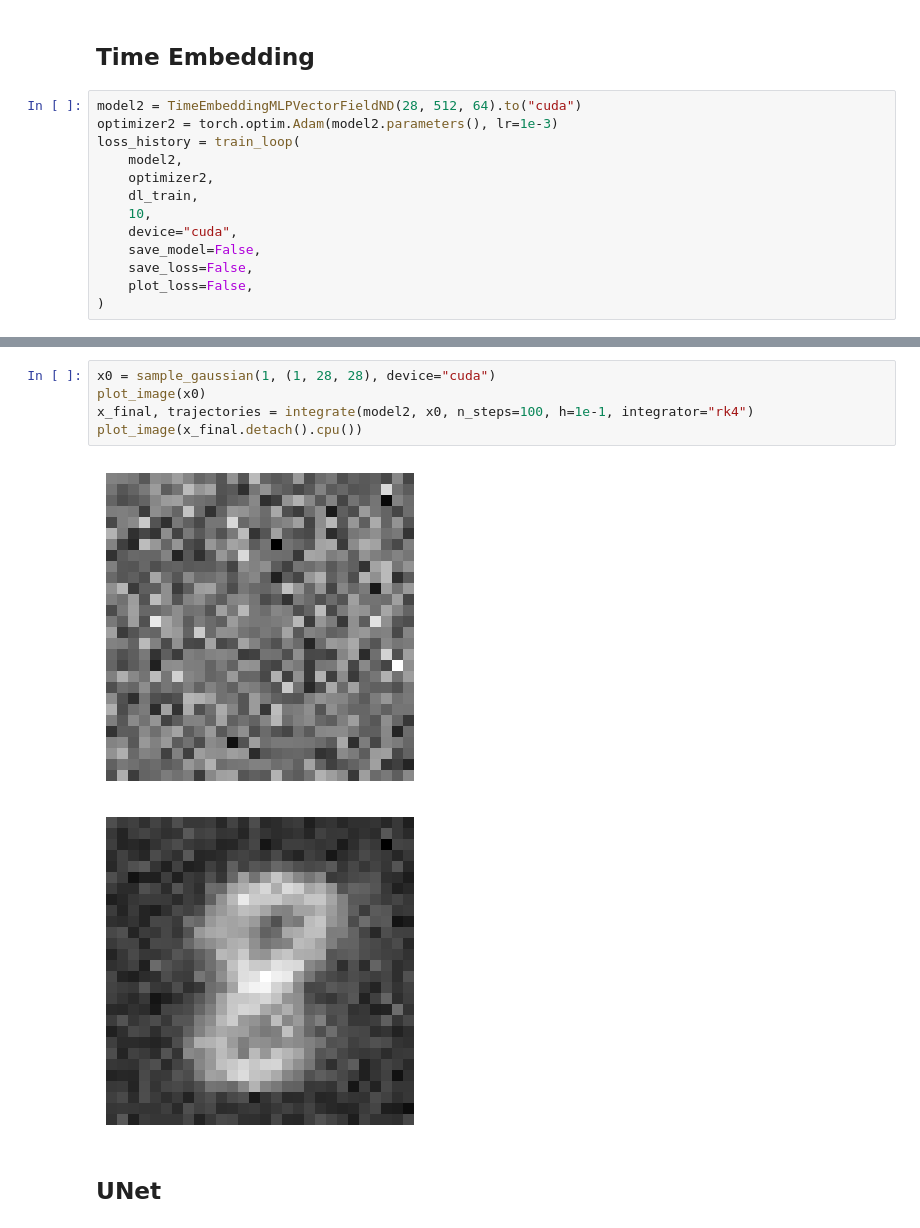
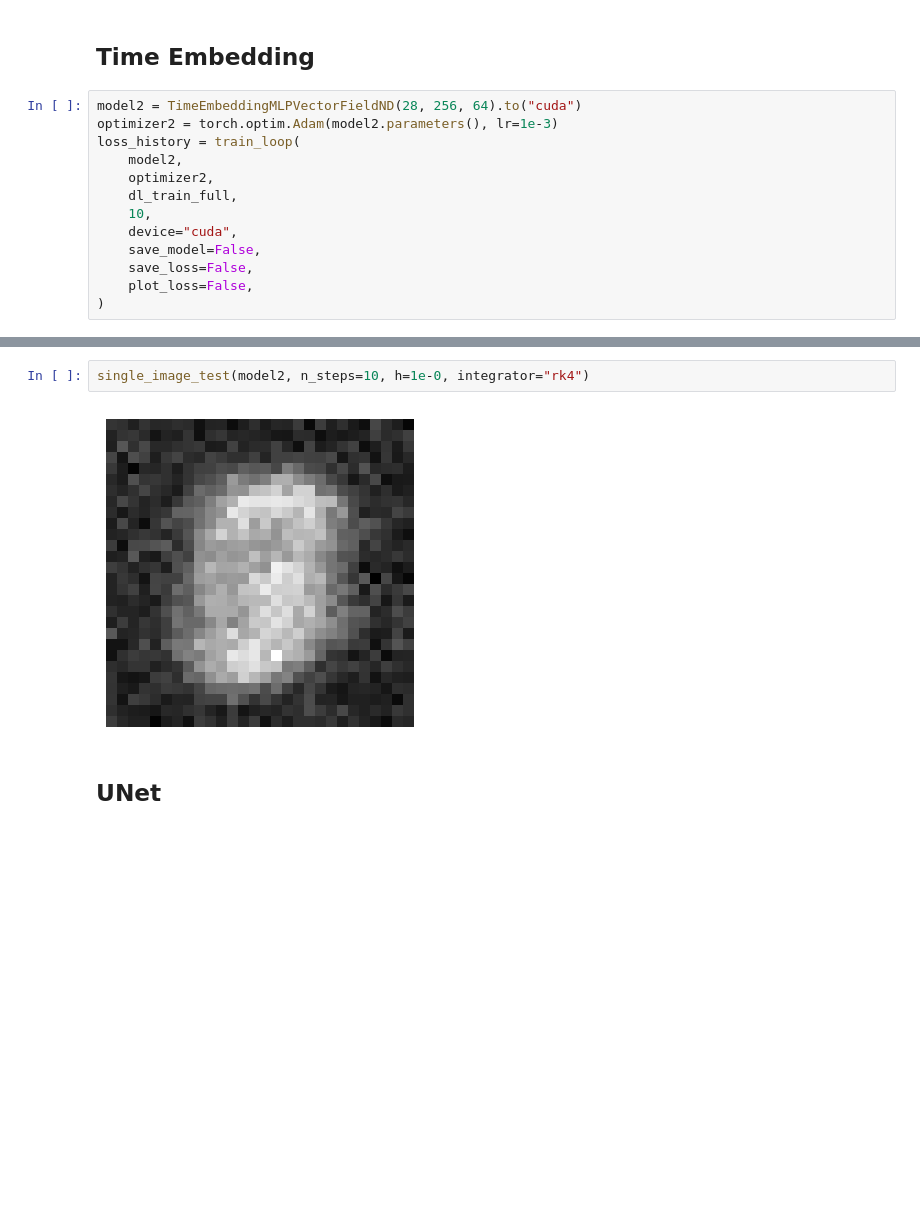
Before and after one commit to SimTe8/flow_matching, a Jupyter notebook: MNIST_test.ipynb, the cells around one changed output, grey strips where cells are left out. Drawn from its saved outputs; the diff is of its cells as text; blank space fills up the shorter version.

```diff
--- a/MNIST_test.ipynb
+++ b/MNIST_test.ipynb
@@ -316,12 +312,12 @@ plot_image(x_final.detach().cpu())
 # %% [markdown]
 ## Time Embedding
 # %%
-model2 = TimeEmbeddingMLPVectorFieldND(28, 512, 64).to("cuda")
+model2 = TimeEmbeddingMLPVectorFieldND(28, 256, 64).to("cuda")
 optimizer2 = torch.optim.Adam(model2.parameters(), lr=1e-3)
 loss_history = train_loop(
     model2,
     optimizer2,
-    dl_train,
+    dl_train_full,
     10,
     device="cuda",
     save_model=False,
@@ -343,11 +339,7 @@ Epoch 10/10, Loss: 1.2251
 # %%
-x0 = sample_gaussian(1, (1, 28, 28), device="cuda")
-plot_image(x0)
-x_final, trajectories = integrate(model2, x0, n_steps=100, h=1e-1, integrator="rk4")
-plot_image(x_final.detach().cpu())
+single_image_test(model2, n_steps=10, h=1e-0, integrator="rk4")
 # %% [output]
-[figure, old version]
+[figure, new version]
-[figure, removed]
 # %% [markdown]
 ## UNet
 # %%
```
Also changed, not shown: parts of 13 cells of this notebook, 8 other files.
